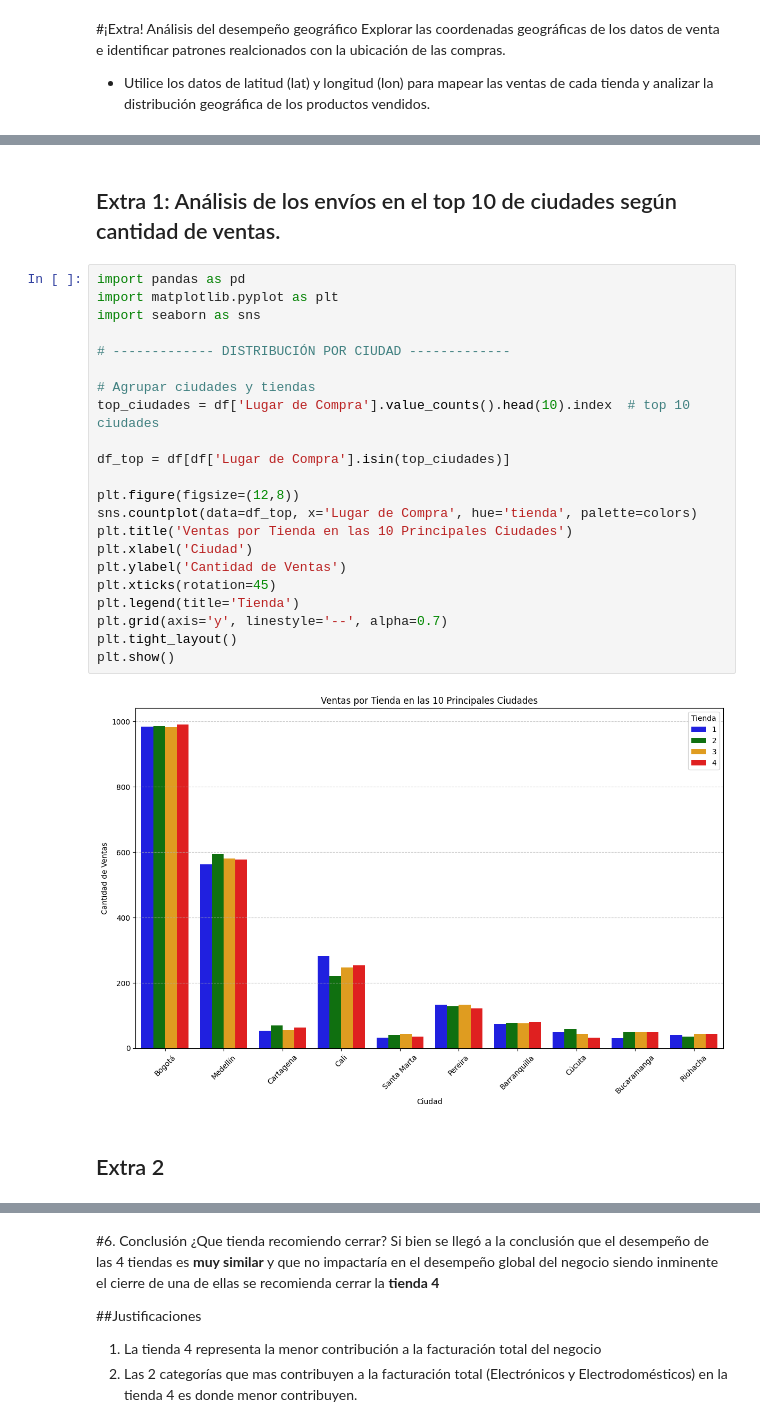
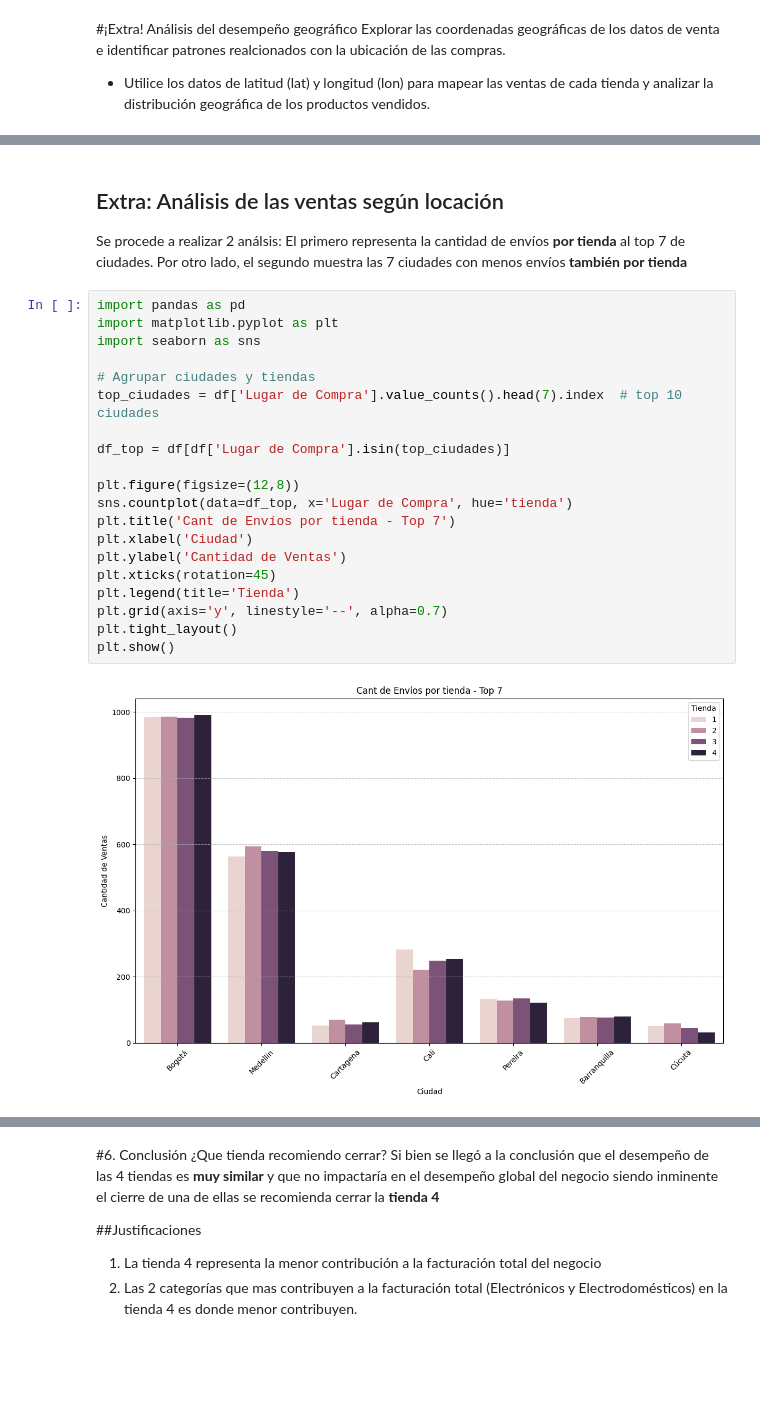
Before and after one commit to MaxCPietro/Challenge-PythonG8, a Jupyter notebook: AnalisisFacturacion_G8_C2.ipynb, the cells around one changed output, grey strips where cells are left out. Drawn from its saved outputs; the diff is of its cells as text; blank space fills up the shorter version.

```diff
--- a/AnalisisFacturacion_G8_C2.ipynb
+++ b/AnalisisFacturacion_G8_C2.ipynb
@@ -676,28 +695,25 @@ memory usage: 1.5+ MB
-# %% [markdown]
-## Extra 1: Análisis de los envíos en el top 10 de ciudades según cantidad de ventas.
+# %% [markdown]
+## Extra: Análisis de las ventas según locación
+Se procede a realizar 2 análsis: El primero representa la cantidad de envíos **por tienda** al top 7 de ciudades. Por otro lado, el segundo muestra las 7 ciudades con menos envíos **también por tienda**
 # %%
 import pandas as pd
 import matplotlib.pyplot as plt
 import seaborn as sns
 
-# ------------- DISTRIBUCIÓN POR CIUDAD -------------
-
 # Agrupar ciudades y tiendas
-top_ciudades = df['Lugar de Compra'].value_counts().head(10).index  # top 10 ciudades
+top_ciudades = df['Lugar de Compra'].value_counts().head(7).index  # top 10 ciudades
 
 df_top = df[df['Lugar de Compra'].isin(top_ciudades)]
 
 plt.figure(figsize=(12,8))
-sns.countplot(data=df_top, x='Lugar de Compra', hue='tienda', palette=colors)
-plt.title('Ventas por Tienda en las 10 Principales Ciudades')
+sns.countplot(data=df_top, x='Lugar de Compra', hue='tienda')
+plt.title('Cant de Envíos por tienda - Top 7')
 plt.xlabel('Ciudad')
 plt.ylabel('Cantidad de Ventas')
 plt.xticks(rotation=45)
 plt.legend(title='Tienda')
 plt.grid(axis='y', linestyle='--', alpha=0.7)
 plt.tight_layout()
 plt.show()
 # %% [output]
-[figure, old version]
+[figure, new version]
-# %% [markdown]
-## Extra 2
```
Also changed, not shown: parts of 23 cells of this notebook.
